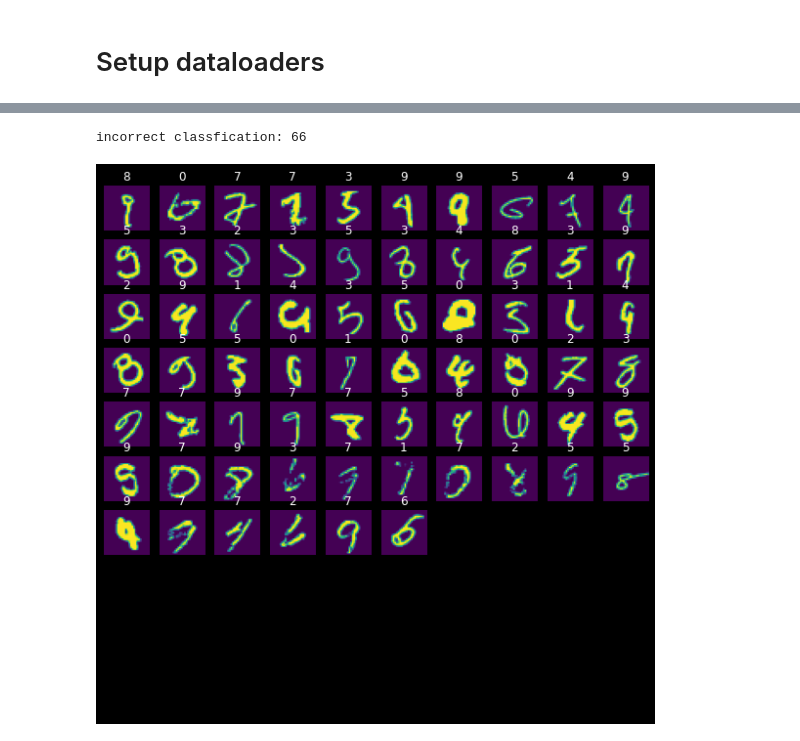
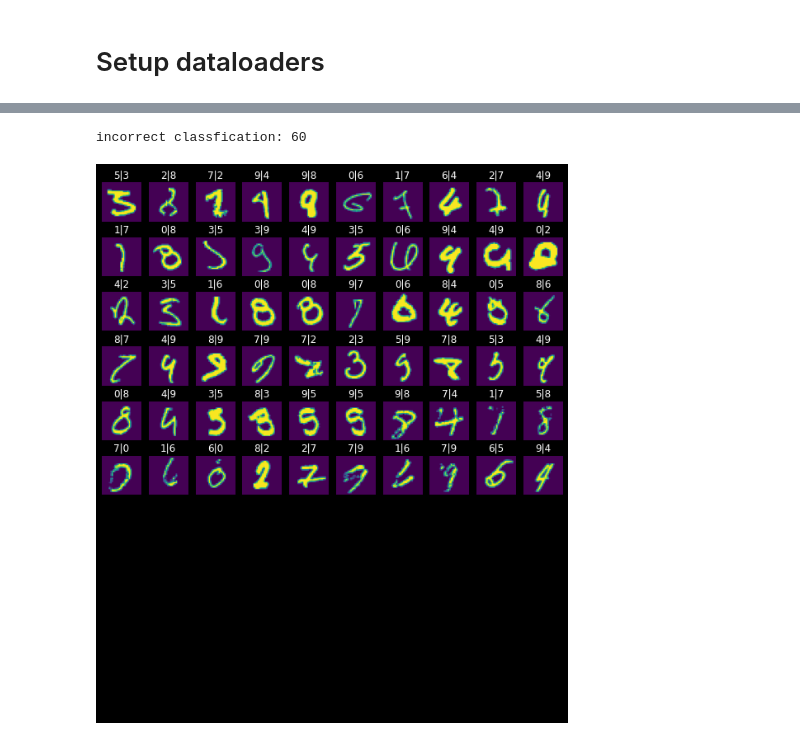
Before and after one commit to nghiaho12/fastai_projects, a Jupyter notebook: mnist.ipynb, the cells around one changed output, grey strips where cells are left out. Cells and saved outputs as stored; diff of their text form; code cells hidden in the pictures.

```diff
--- a/mnist.ipynb
+++ b/mnist.ipynb
@@ -37,4 +25,17 @@ plt.style.use('dark_background')
 # %%
+from fastai.vision.all import *
+from PIL import Image
+from matplotlib.pyplot import imshow
+import numpy as np
+import sys
+import numpy as np
+import gzip
+import wget
+import os
+
+# if you use a dark theme for Jupyter
+plt.style.use('dark_background')
+
 # http://yann.lecun.com/exdb/mnist/
 def read_mnist_image(file):
     with gzip.open(file, 'r') as f:
@@ -46,6 +47,7 @@ def read_mnist_image(file):
         buf = f.read(image_width * image_height * num_images)
         data = np.frombuffer(buf, dtype=np.uint8)
         data = data.reshape(num_images, image_height, image_width)
+        data = data.astype(dtype=np.float32) / 255.0 # normalize to [0,1]
 
         return data
 
@@ -108,7 +102,7 @@ nrows = 10
 ncols = 10
 
 _, h, w = train_image.shape
-canvas = Image.new('L', (ncols*w, nrows*h))
+canvas = Image.new('F', (ncols*w, nrows*h))
 
 idx = 0
 for i in range(nrows):
@@ -125,6 +120,4 @@ imshow(np.asarray(canvas));
 # %%
-# based on info from https://docs.fast.ai/tutorial.siamese.html
-
 class NumpyImage(fastuple):
     def show(self, ctx=None, **kwargs):
         img, label = self
@@ -138,8 +131,8 @@ class NumpyTransform(Transform):
         # to use off the shelf CNN network eg. Resnet
         # this needs to return a 3x28x28 tensor (RGB)
         # we'll duplicate the gray channel 3 times
-        img = self.data[i] / 255.0
-        img = np.array([img, img, img]).astype(np.float32)
+        img = self.data[i]
+        img = np.array([img, img, img])
 
         return NumpyImage(img, self.label[i])
 
@@ -196,9 +191,11 @@ learn.save("mnist_model")
 # %%
-learn.load("mnist_model")
+model = xresnet18(n_out=10)
+learn = Learner(dls, model, loss_func=CrossEntropyLossFlat(), metrics=accuracy)
+learn = learn.load("mnist_model")
 test_tl = TfmdLists(range(test_image.shape[0]), NumpyTransform(test_image, test_label))
 dl = learn.dls.test_dl(test_tl)
 pred = learn.get_preds(dl=dl)
 
-accuracy(pred[0], torch.from_numpy(test_label))
+accuracy(pred[0], torch.from_numpy(test_label)).item()
 # %% [output]
 [interactive output not drawn]
@@ -208,13 +206,13 @@ tensor(0.9934)
 # %%
 pred_label = pred[0].argmax(dim=1)
 wrong_idx = torch.nonzero(pred_label != torch.from_numpy(test_label))
 print(f"incorrect classfication: {wrong_idx.shape[0]}")
 
-ctxs = get_grid(min(wrong_idx.shape[0], 100), nrows=10, ncols=10, figsize=(10,10))b
+ctxs = get_grid(min(wrong_idx.shape[0], 100), nrows=10, ncols=10, figsize=(10,12))
 
 for i, ctx in enumerate(ctxs):
     idx = wrong_idx[i]
-    NumpyImage(test_image[idx], pred_label[idx].numpy()[0]).show(ctx=ctx)
+    NumpyImage(test_image[idx], f"{pred_label[idx].item()}|{test_label[idx]}").show(ctx=ctx)
 # %% [output]
-incorrect classfication: 66
+incorrect classfication: 60
-[figure, old version]
+[figure, new version]
```
Also changed, not shown: parts of 14 cells of this notebook.
